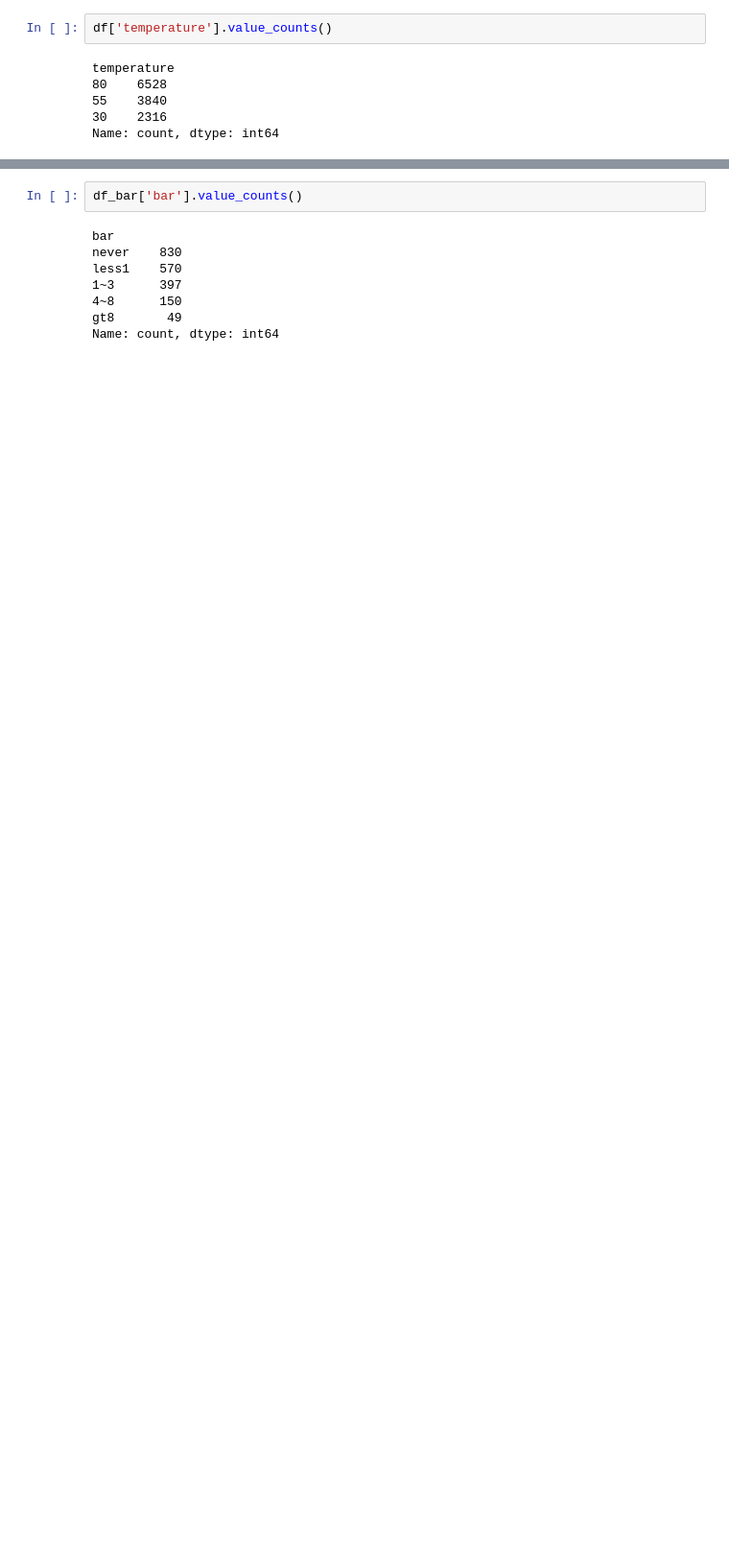
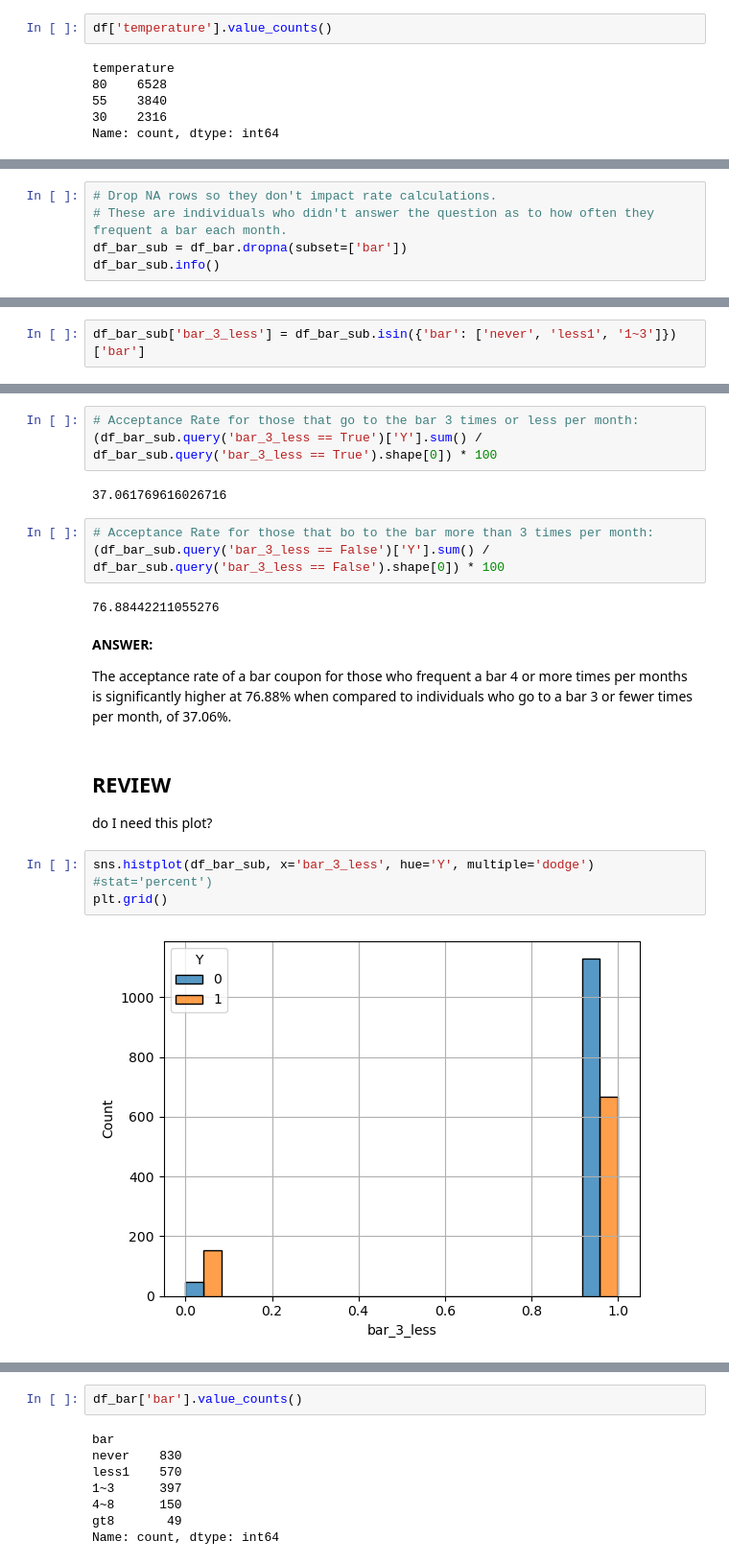
Before and after one commit to tophburns/assignment_5_1, a Jupyter notebook: prompt.ipynb, the cells around one changed output, grey strips where cells are left out. Shown at 96% size. Cells and saved outputs as stored; diff of their text form; blank space fills up the shorter version.

```diff
--- a/prompt.ipynb
+++ b/prompt.ipynb
@@ -462,0 +504,5 @@ Proportion of bar coupons accepted 41.0%
+# %%
+# Drop NA rows so they don't impact rate calculations.
+# These are individuals who didn't answer the question as to how often they frequent a bar each month.
+df_bar_sub = df_bar.dropna(subset=['bar'])
+df_bar_sub.info()
@@ -462,0 +581,2 @@ Proportion of bar coupons accepted 41.0%
+# %%
+df_bar_sub['bar_3_less'] = df_bar_sub.isin({'bar': ['never', 'less1', '1~3']})['bar']
@@ -462,0 +598,23 @@ Proportion of bar coupons accepted 41.0%
+# %%
+# Acceptance Rate for those that go to the bar 3 times or less per month:
+(df_bar_sub.query('bar_3_less == True')['Y'].sum() / df_bar_sub.query('bar_3_less == True').shape[0]) * 100
+# %% [output]
+37.061769616026716
+# %%
+# Acceptance Rate for those that bo to the bar more than 3 times per month:
+(df_bar_sub.query('bar_3_less == False')['Y'].sum() / df_bar_sub.query('bar_3_less == False').shape[0]) * 100
+# %% [output]
+76.88442211055276
+# %% [markdown]
+**ANSWER:**
+
+The acceptance rate of a bar coupon for those who frequent a bar 4 or more times per months is significantly higher at 76.88% when compared to individuals who go to a bar 3 or fewer times per month, of 37.06%.
+# %% [markdown]
+## REVIEW
+
+do I need this plot?
+# %%
+sns.histplot(df_bar_sub, x='bar_3_less', hue='Y', multiple='dodge') #stat='percent')
+plt.grid()
+# %% [output]
+[figure, added]
```
Also changed, not shown: parts of 115 cells of this notebook.
